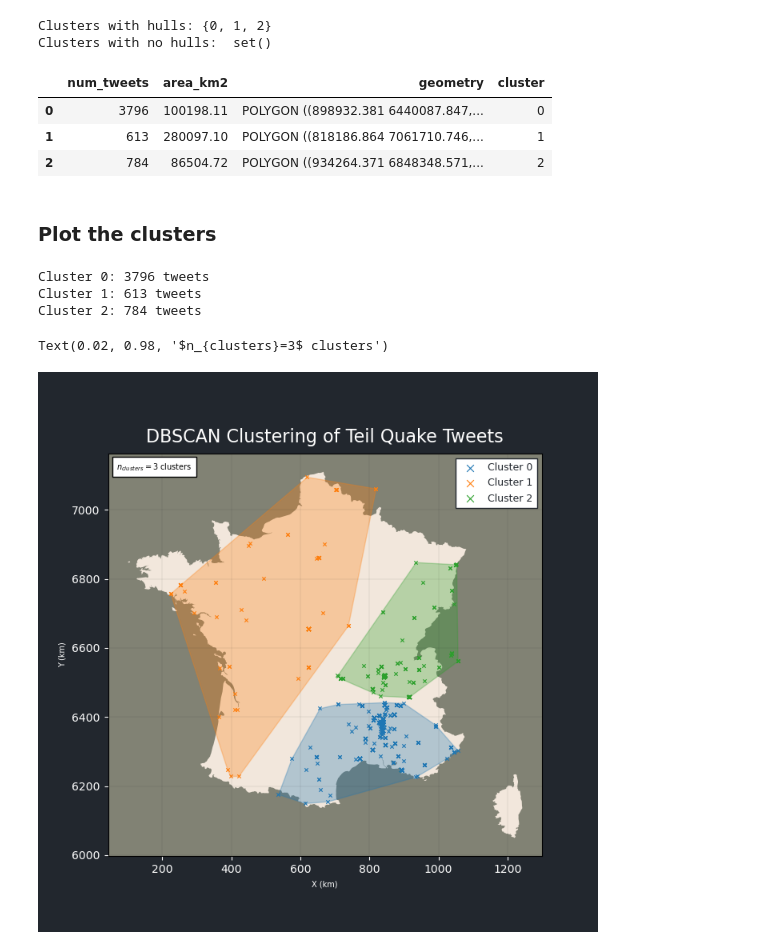
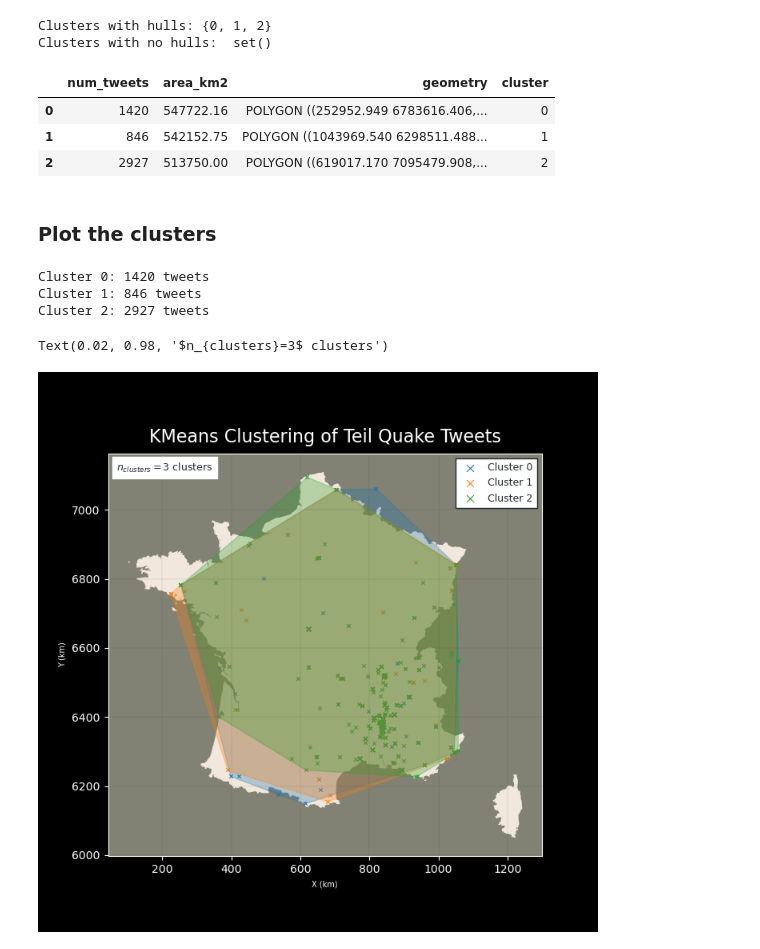
Before and after one commit to lletassey/clustering-tweets-earthquake, a Jupyter notebook: notebooks/algos/kmeans.ipynb, the cells around one changed output. Cells and saved outputs as stored; diff of their text form; code cells hidden in the pictures.

Commit message:
Correct matplotlib colors

```diff
--- a/notebooks/algos/kmeans.ipynb
+++ b/notebooks/algos/kmeans.ipynb
@@ -16,9 +16,14 @@ from prettytable import PrettyTable
 from scipy.spatial import ConvexHull
 from shapely.geometry import Polygon
 from sklearn.preprocessing import MinMaxScaler
+import matplotlib as mpl
+from cycler import cycler
 
 # Use interactive matplotlib
 %matplotlib widget
+
+# Set up matplotlib rcParams (runtime configuration) for plot color
+mpl.rcParams['axes.prop_cycle'] = cycler('color', ['#1f77b4', '#ff7f0e', '#2ca02c', '#d62728', '#9467bd', '#8c564b', '#e377c2', '#7f7f7f', '#bcbd22', '#17becf'])
 # %% [markdown]
 ### Read in the data
 # %%
@@ -83,7 +88,7 @@ scaler = MinMaxScaler()
 scaled = scaler.fit_transform(tweets[['x_m', 'y_m']])
 
 # Include time
-add_time = False
+add_time = True
 
 if add_time:
     # Convert datetime (in ns) to seconds, // (floor division) 10 ** 9 to get seconds
@@ -191,9 +196,9 @@ Clusters with no hulls:  set()
 hulls.head()
 # %% [output]
 |  | num_tweets | area_km2 | geometry | cluster |
-| 0 | 3796 | 100198.11 | POLYGON ((898932.381 6440087.847,... | 0 |
-| 1 | 613 | 280097.10 | POLYGON ((818186.864 7061710.746,... | 1 |
-| 2 | 784 | 86504.72 | POLYGON ((934264.371 6848348.571,... | 2 |
+| 0 | 1420 | 547722.16 | POLYGON ((252952.949 6783616.406,... | 0 |
+| 1 | 846 | 542152.75 | POLYGON ((1043969.540 6298511.488... | 1 |
+| 2 | 2927 | 513750.00 | POLYGON ((619017.170 7095479.908,... | 2 |
 # %% [markdown]
 ### Plot the clusters
 # %%
@@ -232,43 +237,43 @@ for cluster in hulls.cluster:
     )
 
 # Set title
-base.set_title("DBSCAN Clustering of Teil Quake Tweets", fontsize=16, weight='medium', color='white', pad=10)
+base.set_title("KMeans Clustering of Teil Quake Tweets", fontsize=16, weight='medium', color='white', pad=10)
 
 # Set legend
 base.legend(loc='best', fontsize=9, labelcolor='#22272e', markerscale=2, facecolor='white', title_fontsize=14, fancybox=False, framealpha=1, edgecolor='#22272e')
 # bbox_to_anchor=(1.23, 1.01
 
 # Add grid
 base.grid(color='#161819', linestyle='-', linewidth=0.2, alpha=0.3)
 
 # Change tick labels
 m2km = lambda x, _: f'{x/1000:g}'
 base.xaxis.set_major_formatter(m2km)
 base.yaxis.set_major_formatter(m2km)
 
 # Set axis labels
 base.set_xlabel("X (km)", fontsize=7, labelpad=5, color='white')
 base.set_ylabel("Y (km)", fontsize=7, labelpad=5, color='white')
 
 # Set axis ticks color
 base.tick_params(axis='x', colors='white')
 base.tick_params(axis='y', colors='white')
 
 textstr = (
     r'$n_{clusters}=%.0f$ clusters' % (n_clusters, ))
 
 # these are matplotlib.patch.Patch properties
 props = dict(facecolor='white')
 
 # place a text box in upper left in axes coords
-base.text(0.02, 0.98, textstr, transform=base.transAxes, fontsize=8,
-        verticalalignment='top', bbox=props)
+base.text(0.02, 0.98, textstr, transform=base.transAxes, fontsize=9,
+        verticalalignment='top', bbox=props, color='#22272e')
 # %% [output]
-Cluster 0: 3796 tweets
-Cluster 1: 613 tweets
-Cluster 2: 784 tweets
+Cluster 0: 1420 tweets
+Cluster 1: 846 tweets
+Cluster 2: 2927 tweets
 Text(0.02, 0.98, '$n_{clusters}=3$ clusters')
-[figure, old version]
+[figure, new version]
 # %%
 # Save figure
 base.get_figure().savefig(f'../images/kmeans/kmeans_{n_clusters}_clusters{suffix}.png', dpi=300, bbox_inches='tight', facecolor=base.get_figure().get_facecolor(), edgecolor='none')
```
Also changed, not shown: parts of 1 cell of this notebook, 7 other files.
